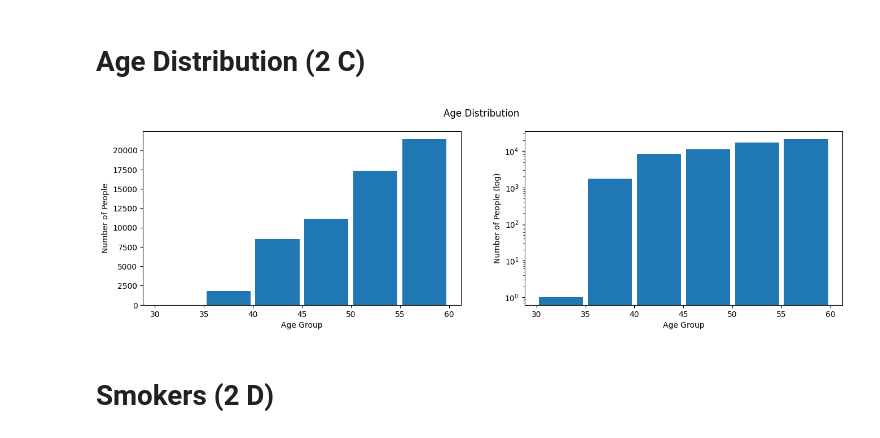
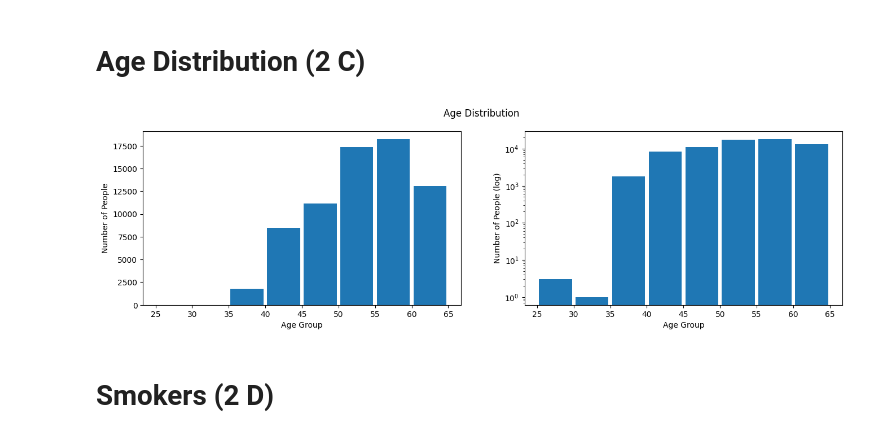
Before and after one commit to Andreas-Svensson/disease_prediction, a Jupyter notebook: data_analysis.ipynb, the cells around one changed output. Saved outputs shown, nothing was run; the diff lists cells and outputs as text; code cells hidden in the pictures.

Commit message:
updated creation of bins of age distribution plot to be dynamic and work regardless of ages in data

```diff
--- a/data_analysis.ipynb
+++ b/data_analysis.ipynb
@@ -67,20 +67,22 @@ plt.tight_layout()
 # %% [markdown]
 # Age Distribution (2 C)
 # %%
-# pick out age groups between lowest and highest age in dataset, group size of n
-n = 5
-bins = [i for i in range(min(df["age"]) + 1, max(df["age"]), n)]
+# pick out age groups between lowest and highest age in dataset
+step = 5 # group size of bins (amount of years to group together)
+start = (min(df["age"]) // step) * step # nearest multiple of [step] below min age
+stop = (max(df["age"]) // step) * step + step # nearest multiple of [step] below max age, +[step] to get nearest multiple of [step] above max
+bins = [i for i in range(start, stop+1, step)] # create bins list, +1 to be inclusive of last value
 
 fig, axes = plt.subplots(1, 2, figsize = (16, 4))
 
 # plot age grouped by bins, one normal and one log
 for ax, log in zip(axes.flatten(), [False, True]):
     ax.hist(df["age"].values, bins, rwidth = 0.9, log = log) # rwidth <1 for space between bins
     ax.set(xlabel = "Age Group", ylabel = "Number of People" if log == False else "Number of People (log)") # set ylabel to reflect log state
 
 fig.suptitle("Age Distribution");
 # %% [output]
-[figure, old version]
+[figure, new version]
 # %% [markdown]
 # Smokers (2 D)
 # %%
```
